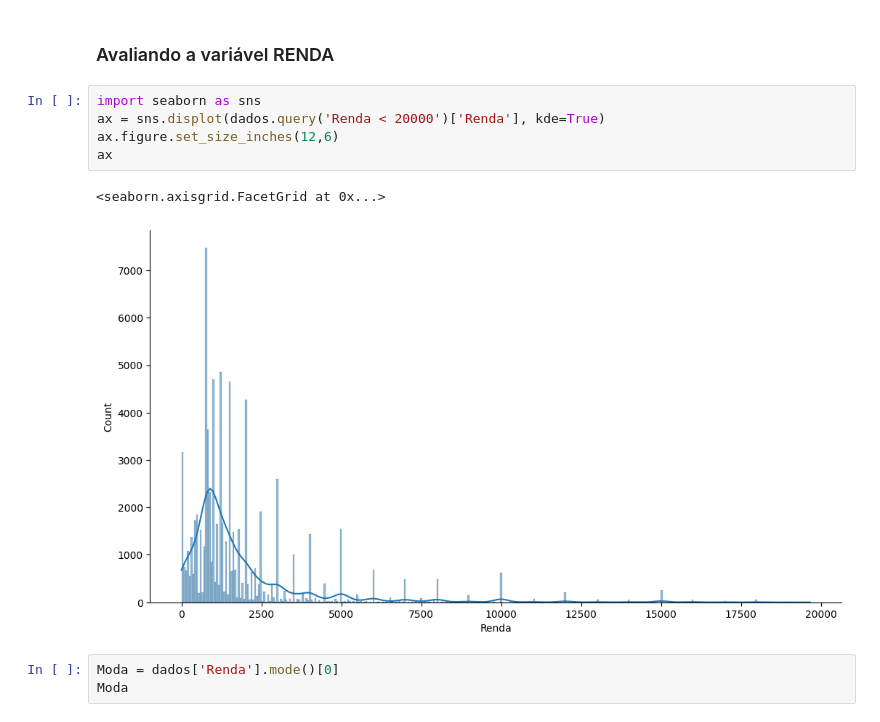
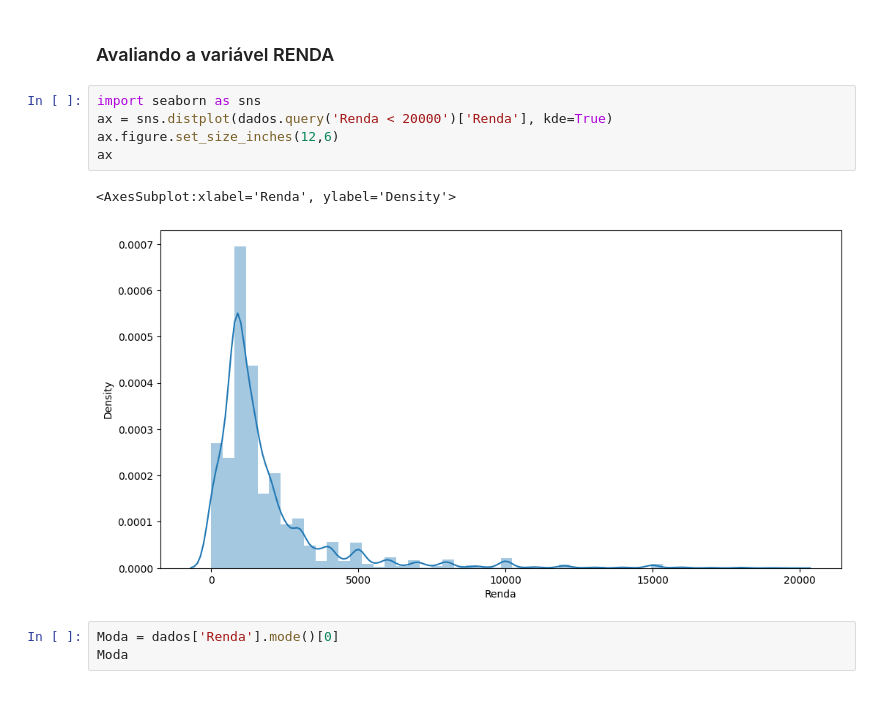
Before and after one commit to ciqueti/Estatistica_Distribuicao_e_Medidas, a Jupyter notebook: Parte_1/Curso_de_Estatística_Parte_1.ipynb, the cells around one changed output. Saved outputs shown, nothing was run; the diff lists cells and outputs as text.

```diff
--- a/Parte_1/Curso_de_Estatística_Parte_1.ipynb
+++ b/Parte_1/Curso_de_Estatística_Parte_1.ipynb
@@ -743,12 +743,12 @@ Name: Altura, dtype: float64
 ### Avaliando a variável RENDA
 # %%
 import seaborn as sns
-ax = sns.displot(dados.query('Renda < 20000')['Renda'], kde=True)
+ax = sns.distplot(dados.query('Renda < 20000')['Renda'], kde=True)
 ax.figure.set_size_inches(12,6)
 ax
 # %% [output]
-<seaborn.axisgrid.FacetGrid at 0x...>
+<AxesSubplot:xlabel='Renda', ylabel='Density'>
-[figure, old version]
+[figure, new version]
 # %%
 Moda = dados['Renda'].mode()[0]
 Moda
```
Also changed, not shown: parts of 16 cells of this notebook, 2 other files.
